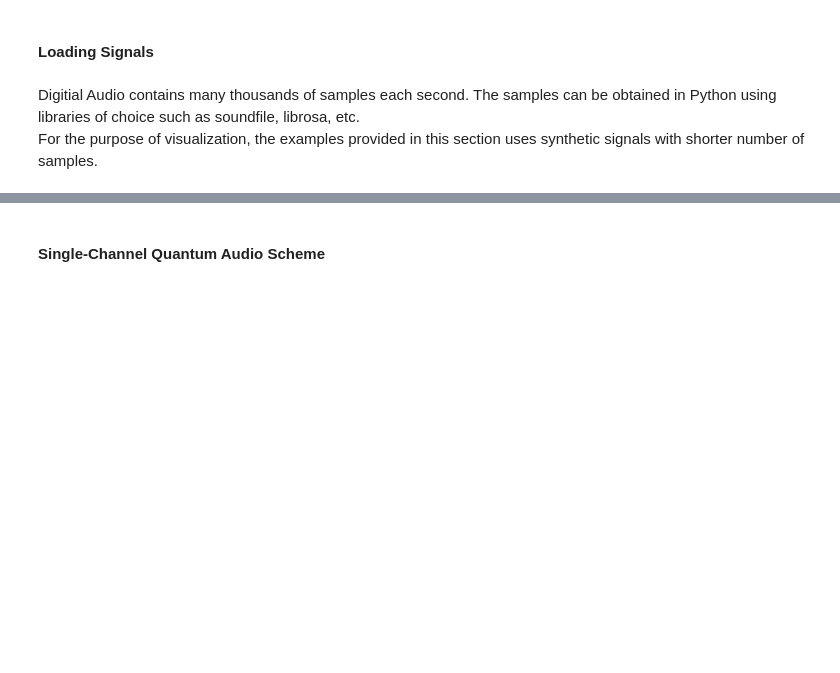
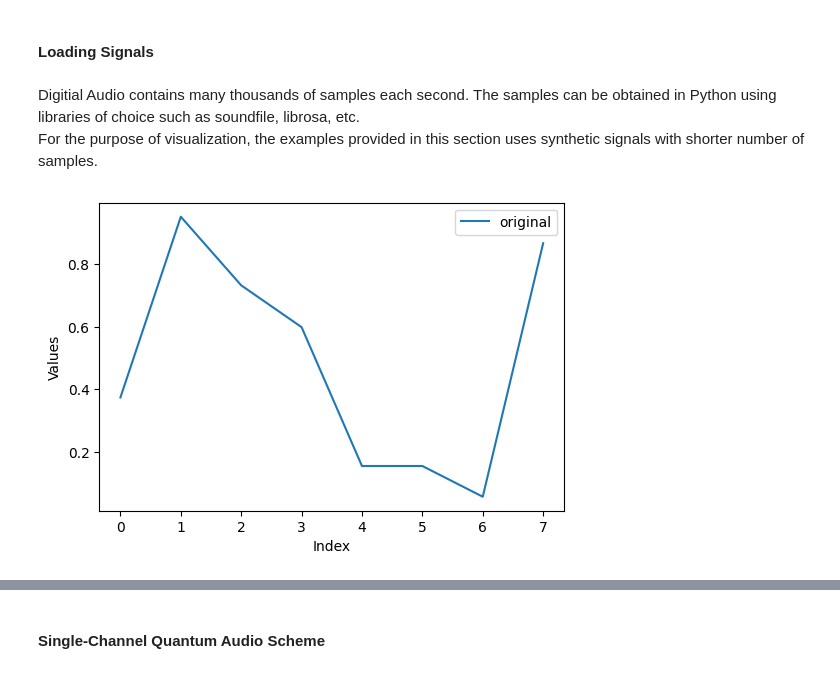
Before and after one commit to moth-quantum/quantum-audio, a Jupyter notebook: DEMO.ipynb, the cells around one changed output, grey strips where cells are left out. Saved outputs shown, nothing was run; the diff lists cells and outputs as text; code cells hidden in the pictures; blank space fills up the shorter version.

```diff
--- a/DEMO.ipynb
+++ b/DEMO.ipynb
@@ -63,5 +63,7 @@ stereo_signal = np.random.rand(2,8)
 # %%
 from tools import plot
 # %%
-#plot(signal)
+plot(signal)
+# %% [output]
+[figure, added]
 # %%
```
Also changed, not shown: parts of 3 cells of this notebook.
